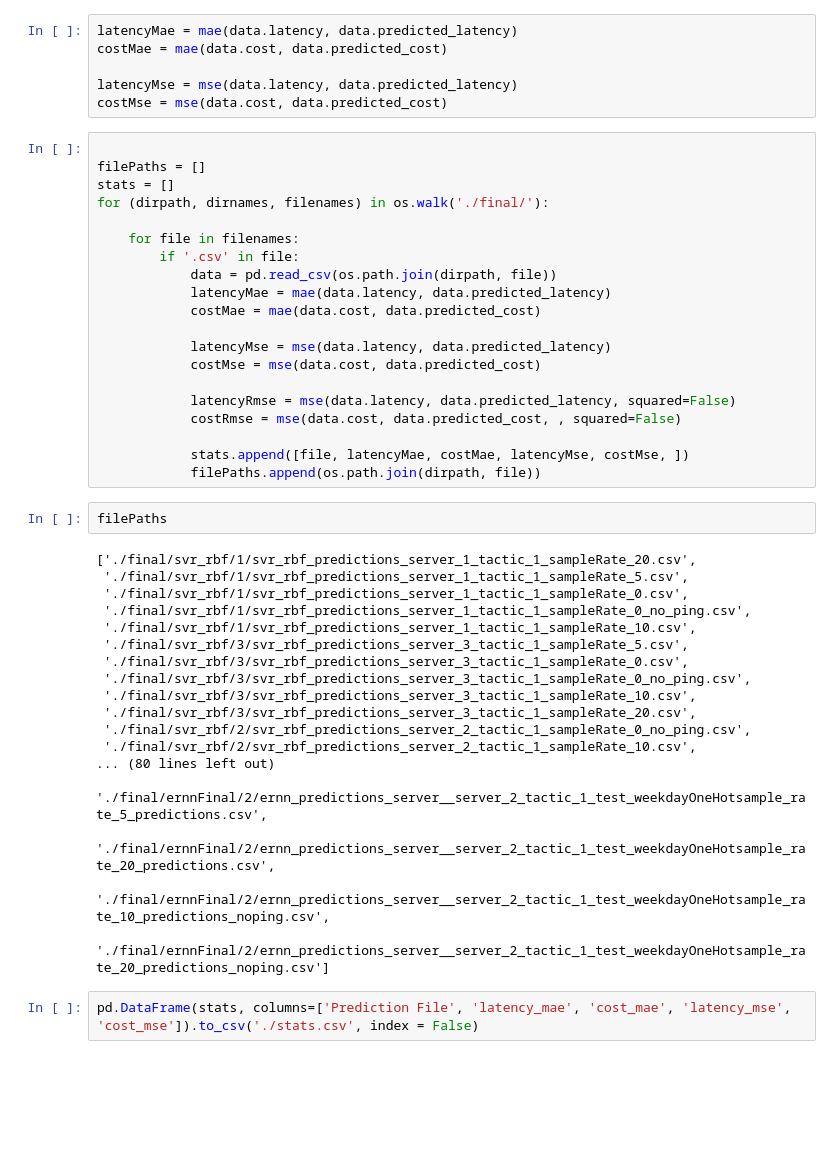
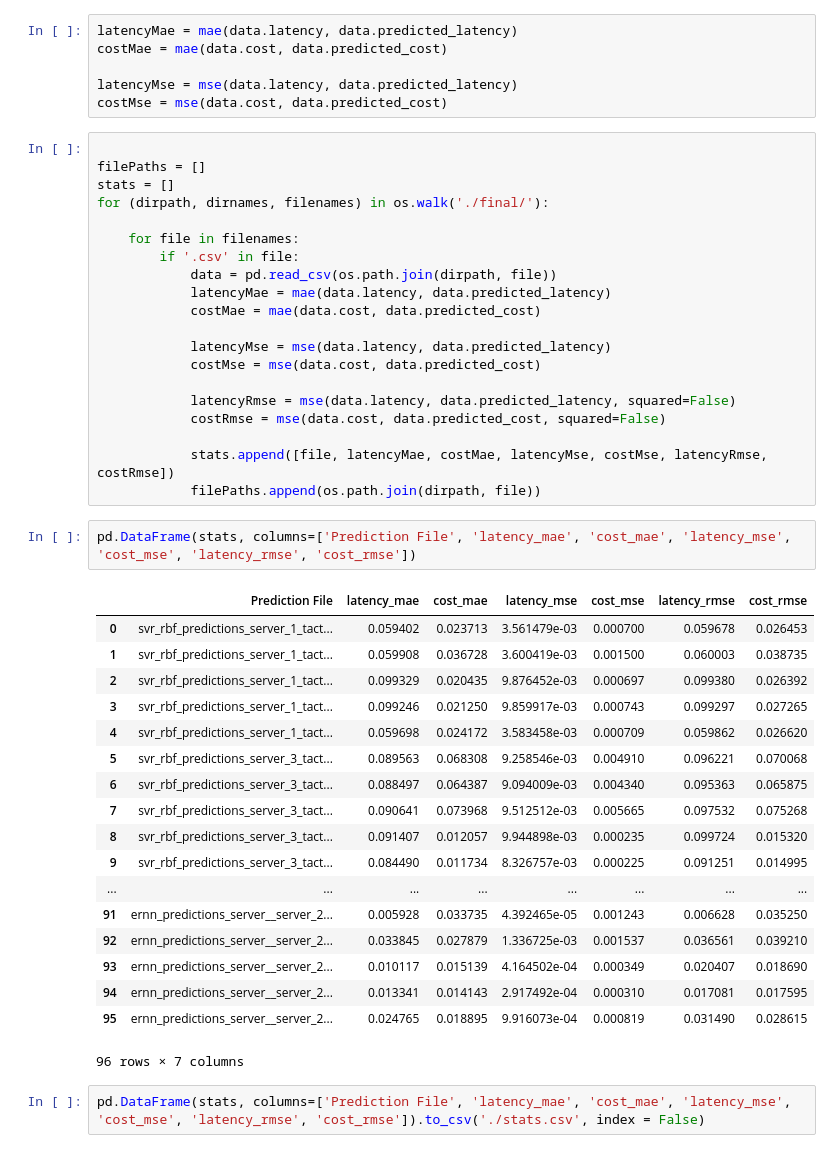
Before and after one commit to valet-tool/valet-tool, a Jupyter notebook: predictions/stats.ipynb, the cells around one changed output. Cells and saved outputs as stored; diff of their text form; blank space fills up the shorter version.

```diff
--- a/predictions/stats.ipynb
+++ b/predictions/stats.ipynb
@@ -34,29 +34,30 @@ for (dirpath, dirnames, filenames) in os.walk('./final/'):
             costMse = mse(data.cost, data.predicted_cost)
 
             latencyRmse = mse(data.latency, data.predicted_latency, squared=False)
-            costRmse = mse(data.cost, data.predicted_cost, , squared=False)
+            costRmse = mse(data.cost, data.predicted_cost, squared=False)
 
-            stats.append([file, latencyMae, costMae, latencyMse, costMse, ])
+            stats.append([file, latencyMae, costMae, latencyMse, costMse, latencyRmse, costRmse])
             filePaths.append(os.path.join(dirpath, file))
-# %%
-filePaths
-# %% [output]
-['./final/svr_rbf/1/svr_rbf_predictions_server_1_tactic_1_sampleRate_20.csv',
- './final/svr_rbf/1/svr_rbf_predictions_server_1_tactic_1_sampleRate_5.csv',
- './final/svr_rbf/1/svr_rbf_predictions_server_1_tactic_1_sampleRate_0.csv',
- './final/svr_rbf/1/svr_rbf_predictions_server_1_tactic_1_sampleRate_0_no_ping.csv',
- './final/svr_rbf/1/svr_rbf_predictions_server_1_tactic_1_sampleRate_10.csv',
- './final/svr_rbf/3/svr_rbf_predictions_server_3_tactic_1_sampleRate_5.csv',
- './final/svr_rbf/3/svr_rbf_predictions_server_3_tactic_1_sampleRate_0.csv',
- './final/svr_rbf/3/svr_rbf_predictions_server_3_tactic_1_sampleRate_0_no_ping.csv',
- './final/svr_rbf/3/svr_rbf_predictions_server_3_tactic_1_sampleRate_10.csv',
- './final/svr_rbf/3/svr_rbf_predictions_server_3_tactic_1_sampleRate_20.csv',
- './final/svr_rbf/2/svr_rbf_predictions_server_2_tactic_1_sampleRate_0_no_ping.csv',
- './final/svr_rbf/2/svr_rbf_predictions_server_2_tactic_1_sampleRate_10.csv',
-... (80 lines left out)
- './final/ernnFinal/2/ernn_predictions_server__server_2_tactic_1_test_weekdayOneHotsample_rate_5_predictions.csv',
- './final/ernnFinal/2/ernn_predictions_server__server_2_tactic_1_test_weekdayOneHotsample_rate_20_predictions.csv',
- './final/ernnFinal/2/ernn_predictions_server__server_2_tactic_1_test_weekdayOneHotsample_rate_10_predictions_noping.csv',
- './final/ernnFinal/2/ernn_predictions_server__server_2_tactic_1_test_weekdayOneHotsample_rate_20_predictions_noping.csv']
+# %%
+pd.DataFrame(stats, columns=['Prediction File', 'latency_mae', 'cost_mae', 'latency_mse', 'cost_mse', 'latency_rmse', 'cost_rmse'])
+# %% [output]
+|  | Prediction File | latency_mae | cost_mae | latency_mse | cost_mse | latency_rmse | cost_rmse |
+| 0 | svr_rbf_predictions_server_1_tact... | 0.059402 | 0.023713 | 3.561479e-03 | 0.000700 | 0.059678 | 0.026453 |
+| 1 | svr_rbf_predictions_server_1_tact... | 0.059908 | 0.036728 | 3.600419e-03 | 0.001500 | 0.060003 | 0.038735 |
+| 2 | svr_rbf_predictions_server_1_tact... | 0.099329 | 0.020435 | 9.876452e-03 | 0.000697 | 0.099380 | 0.026392 |
+| 3 | svr_rbf_predictions_server_1_tact... | 0.099246 | 0.021250 | 9.859917e-03 | 0.000743 | 0.099297 | 0.027265 |
+| 4 | svr_rbf_predictions_server_1_tact... | 0.059698 | 0.024172 | 3.583458e-03 | 0.000709 | 0.059862 | 0.026620 |
+| 5 | svr_rbf_predictions_server_3_tact... | 0.089563 | 0.068308 | 9.258546e-03 | 0.004910 | 0.096221 | 0.070068 |
+| 6 | svr_rbf_predictions_server_3_tact... | 0.088497 | 0.064387 | 9.094009e-03 | 0.004340 | 0.095363 | 0.065875 |
+| 7 | svr_rbf_predictions_server_3_tact... | 0.090641 | 0.073968 | 9.512512e-03 | 0.005665 | 0.097532 | 0.075268 |
+| 8 | svr_rbf_predictions_server_3_tact... | 0.091407 | 0.012057 | 9.944898e-03 | 0.000235 | 0.099724 | 0.015320 |
+| 9 | svr_rbf_predictions_server_3_tact... | 0.084490 | 0.011734 | 8.326757e-03 | 0.000225 | 0.091251 | 0.014995 |
+| ... | ... | ... | ... | ... | ... | ... | ... |
+| 91 | ernn_predictions_server__server_2... | 0.005928 | 0.033735 | 4.392465e-05 | 0.001243 | 0.006628 | 0.035250 |
+| 92 | ernn_predictions_server__server_2... | 0.033845 | 0.027879 | 1.336725e-03 | 0.001537 | 0.036561 | 0.039210 |
+| 93 | ernn_predictions_server__server_2... | 0.010117 | 0.015139 | 4.164502e-04 | 0.000349 | 0.020407 | 0.018690 |
+| 94 | ernn_predictions_server__server_2... | 0.013341 | 0.014143 | 2.917492e-04 | 0.000310 | 0.017081 | 0.017595 |
+| 95 | ernn_predictions_server__server_2... | 0.024765 | 0.018895 | 9.916073e-04 | 0.000819 | 0.031490 | 0.028615 |
+96 rows × 7 columns
 # %%
-pd.DataFrame(stats, columns=['Prediction File', 'latency_mae', 'cost_mae', 'latency_mse', 'cost_mse']).to_csv('./stats.csv', index = False)
+pd.DataFrame(stats, columns=['Prediction File', 'latency_mae', 'cost_mae', 'latency_mse', 'cost_mse', 'latency_rmse', 'cost_rmse']).to_csv('./stats.csv', index = False)
```
Also changed, not shown: 7 other files.
